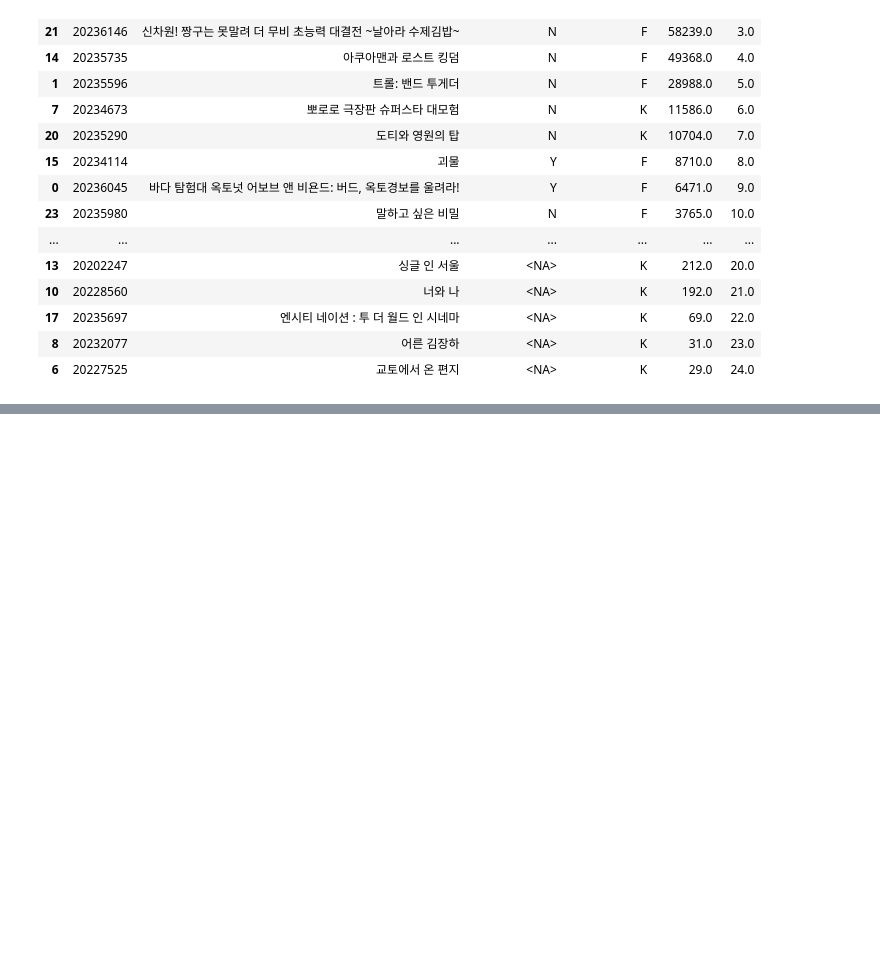
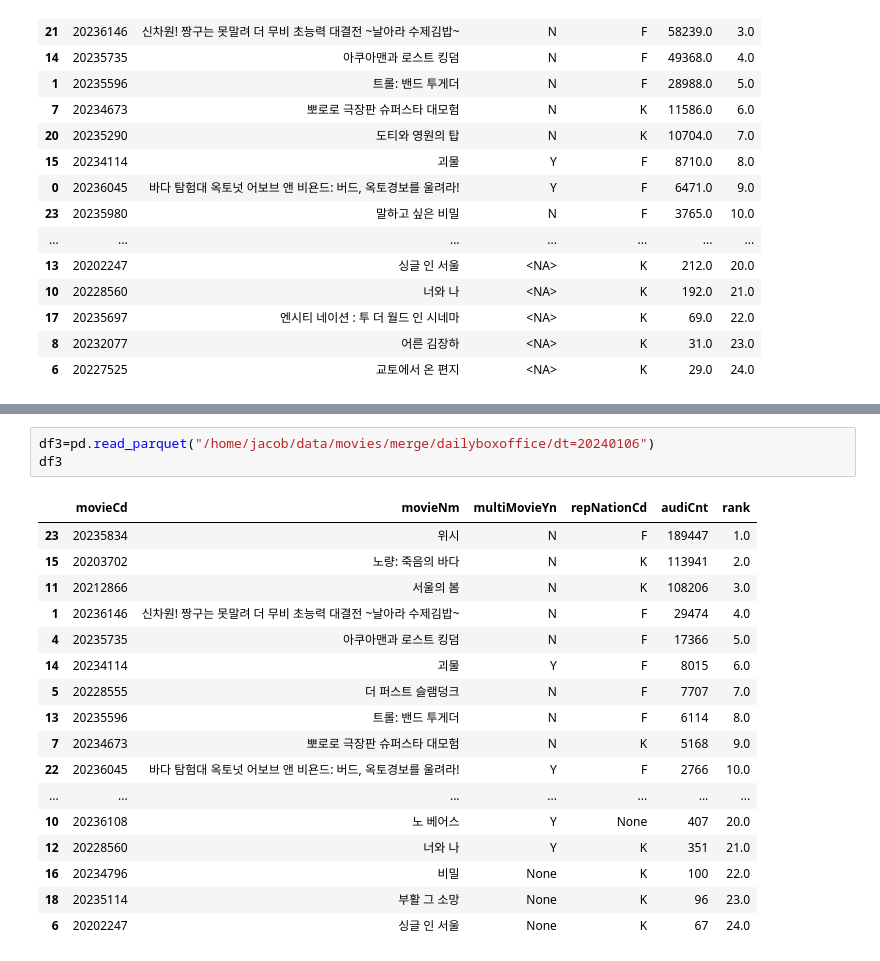
Before and after one commit to Jacob-53/movie, a Jupyter notebook: notes/Untitled.ipynb, the cells around one changed output, grey strips where cells are left out. Saved outputs shown, nothing was run; the diff lists cells and outputs as text; blank space fills up the shorter version.

```diff
--- a/notes/Untitled.ipynb
+++ b/notes/Untitled.ipynb
@@ -60,0 +103,21 @@ unique_df_sorted
+# %%
+df3=pd.read_parquet("/home/jacob/data/movies/merge/dailyboxoffice/dt=20240106")
+df3
+# %% [output]
+|  | movieCd | movieNm | multiMovieYn | repNationCd | audiCnt | rank |
+| 23 | 20235834 | 위시 | N | F | 189447 | 1.0 |
+| 15 | 20203702 | 노량: 죽음의 바다 | N | K | 113941 | 2.0 |
+| 11 | 20212866 | 서울의 봄 | N | K | 108206 | 3.0 |
+| 1 | 20236146 | 신차원! 짱구는 못말려 더 무비 초능력 대결전 ~날아라 수제김밥~ | N | F | 29474 | 4.0 |
+| 4 | 20235735 | 아쿠아맨과 로스트 킹덤 | N | F | 17366 | 5.0 |
+| 14 | 20234114 | 괴물 | Y | F | 8015 | 6.0 |
+| 5 | 20228555 | 더 퍼스트 슬램덩크 | N | F | 7707 | 7.0 |
+| 13 | 20235596 | 트롤: 밴드 투게더 | N | F | 6114 | 8.0 |
+| 7 | 20234673 | 뽀로로 극장판 슈퍼스타 대모험 | N | K | 5168 | 9.0 |
+| 22 | 20236045 | 바다 탐험대 옥토넛 어보브 앤 비욘드: 버드, 옥토경보를 울려라! | Y | F | 2766 | 10.0 |
+| ... | ... | ... | ... | ... | ... | ... |
+| 10 | 20236108 | 노 베어스 | Y | None | 407 | 20.0 |
+| 12 | 20228560 | 너와 나 | Y | K | 351 | 21.0 |
+| 16 | 20234796 | 비밀 | None | K | 100 | 22.0 |
+| 18 | 20235114 | 부활 그 소망 | None | K | 96 | 23.0 |
+| 6 | 20202247 | 싱글 인 서울 | None | K | 67 | 24.0 |
```
Also changed, not shown: parts of 2 cells of this notebook, 2 other files.
